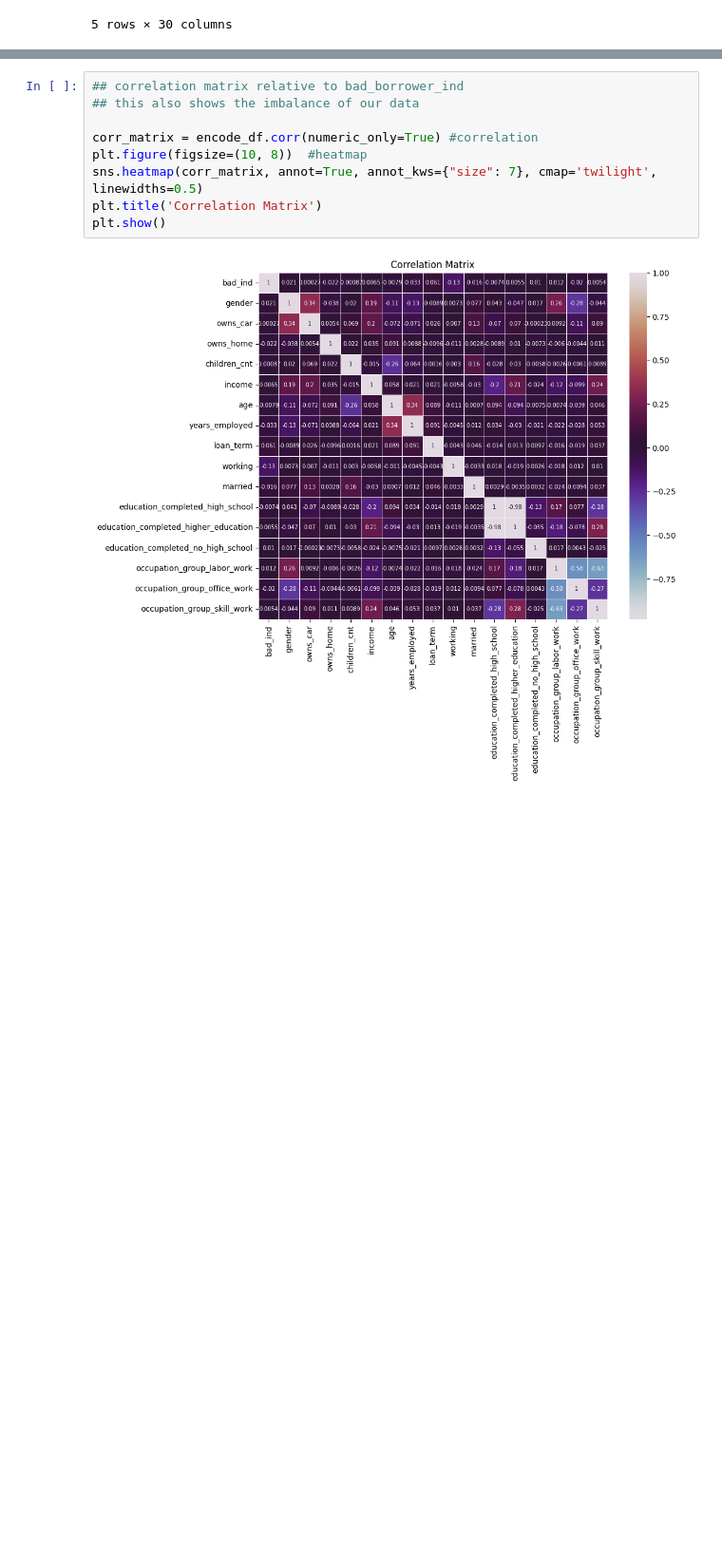
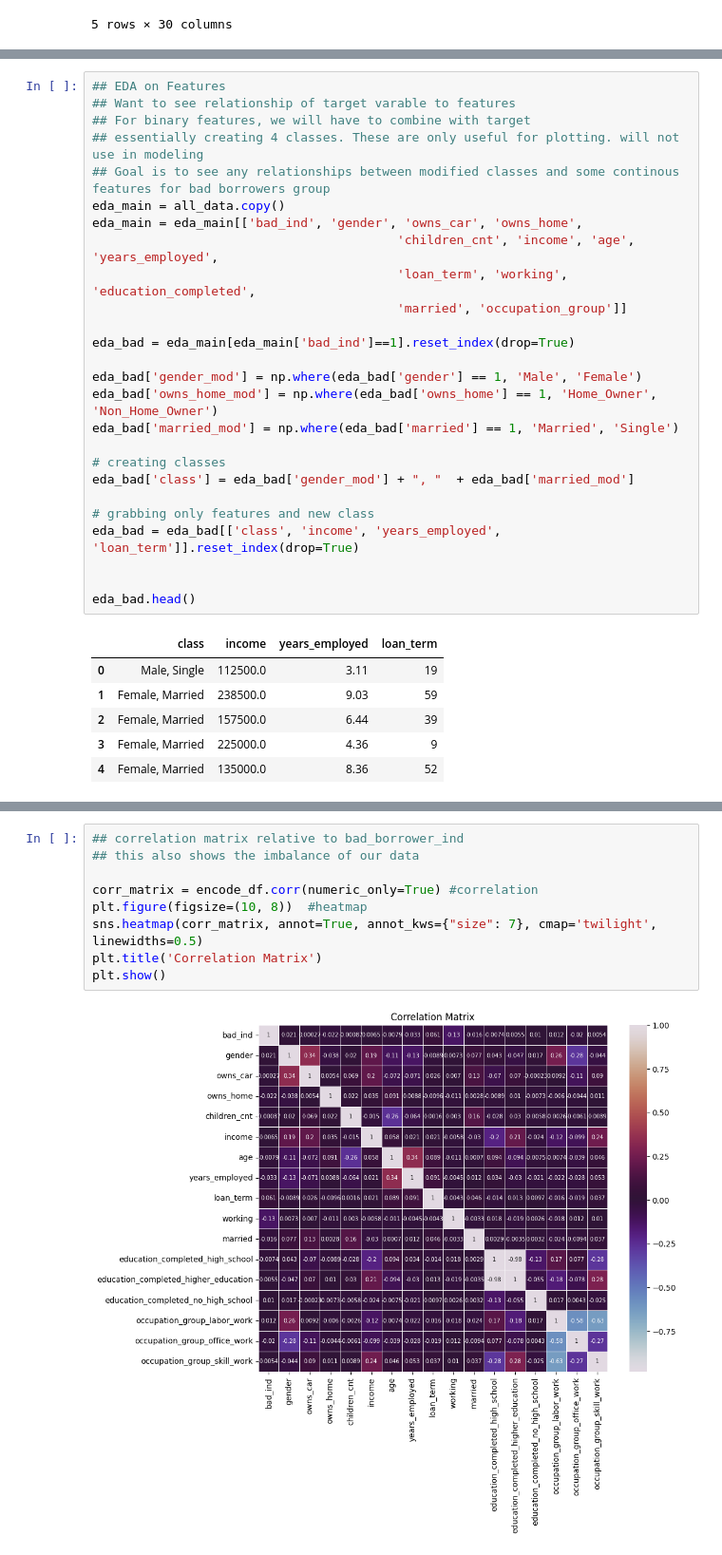
Before and after one commit to jaelar0/ml_credit_project, a Jupyter notebook: final_project.ipynb, the cells around one changed output, grey strips where cells are left out. Shown at 95% size. Drawn from its saved outputs; the diff is of its cells as text; blank space fills up the shorter version.

```diff
--- a/final_project.ipynb
+++ b/final_project.ipynb
@@ -389,3 +389,36 @@ encode_df.head()
 | 27 | 1 | 0 | 0 | 1 | 2.0 | 157500.0 | 29.0 | 6.44 | 39 | ... |
 | 29 | 1 | 0 | 1 | 1 | 1.0 | 225000.0 | 39.0 | 4.36 | 9 | ... |
 | 30 | 1 | 0 | 1 | 0 | 2.0 | 135000.0 | 38.0 | 8.36 | 52 | ... |
+# %%
+## EDA on Features
+## Want to see relationship of target varable to features
+## For binary features, we will have to combine with target
+## essentially creating 4 classes. These are only useful for plotting. will not use in modeling
+## Goal is to see any relationships between modified classes and some continous features for bad borrowers group
+eda_main = all_data.copy()
+eda_main = eda_main[['bad_ind', 'gender', 'owns_car', 'owns_home',
+                                         'children_cnt', 'income', 'age', 'years_employed',
+                                         'loan_term', 'working', 'education_completed',
+                                         'married', 'occupation_group']]
+
+eda_bad = eda_main[eda_main['bad_ind']==1].reset_index(drop=True)
+
+eda_bad['gender_mod'] = np.where(eda_bad['gender'] == 1, 'Male', 'Female')
+eda_bad['owns_home_mod'] = np.where(eda_bad['owns_home'] == 1, 'Home_Owner', 'Non_Home_Owner')
+eda_bad['married_mod'] = np.where(eda_bad['married'] == 1, 'Married', 'Single')
+
+# creating classes
+eda_bad['class'] = eda_bad['gender_mod'] + ", "  + eda_bad['married_mod']
+
+# grabbing only features and new class
+eda_bad = eda_bad[['class', 'income', 'years_employed', 'loan_term']].reset_index(drop=True)
+
+
+eda_bad.head()
+# %% [output]
+|  | class | income | years_employed | loan_term |
+| 0 | Male, Single | 112500.0 | 3.11 | 19 |
+| 1 | Female, Married | 238500.0 | 9.03 | 59 |
+| 2 | Female, Married | 157500.0 | 6.44 | 39 |
+| 3 | Female, Married | 225000.0 | 4.36 | 9 |
+| 4 | Female, Married | 135000.0 | 8.36 | 52 |
```
Also changed, not shown: parts of 1 cell of this notebook, 2 other files.
